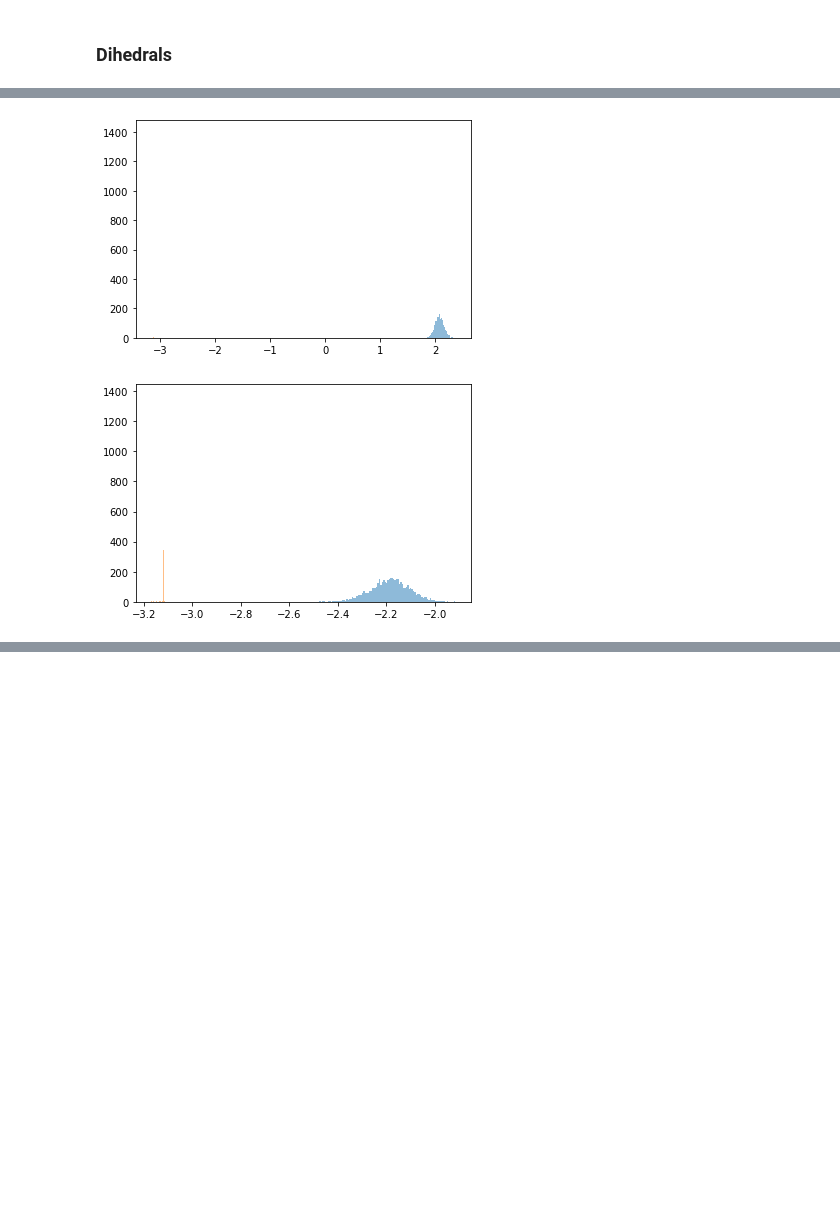
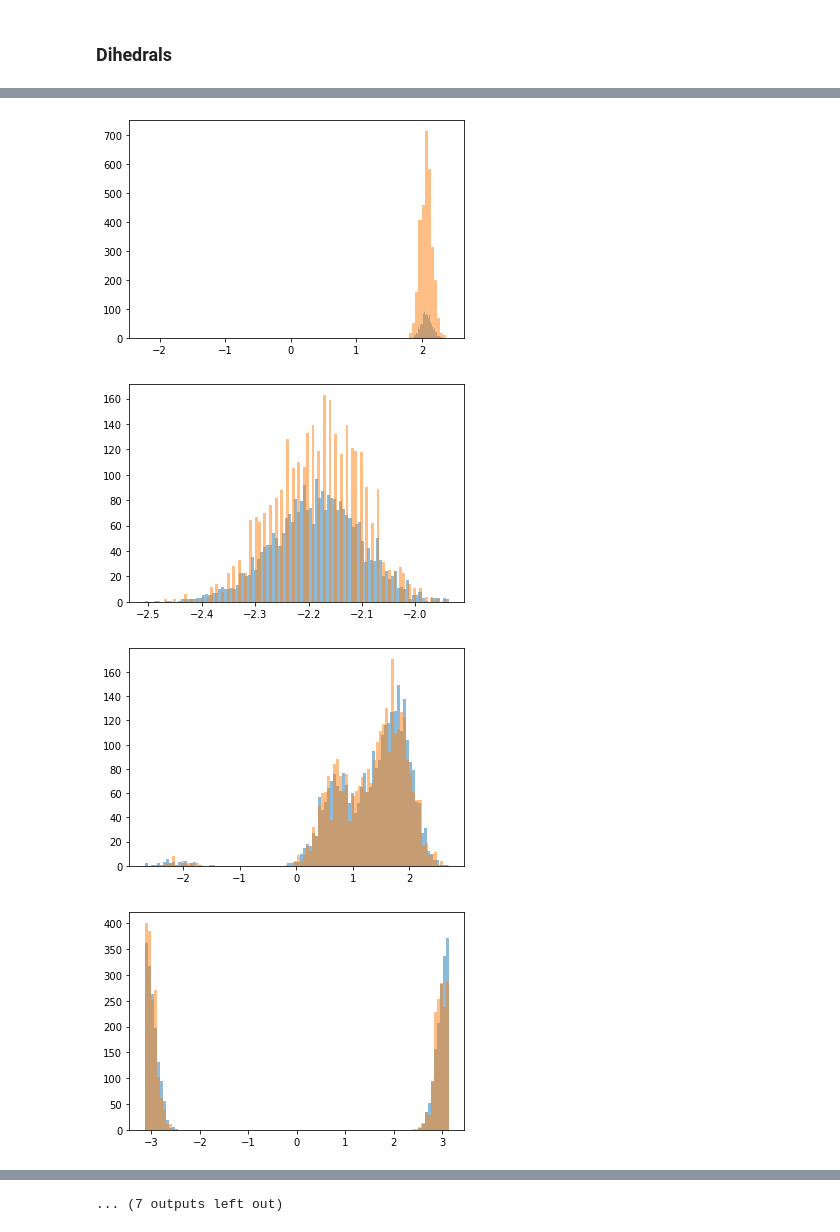
Before and after one commit to BloonCorps/AutoregressiveTransformers, a Jupyter notebook: softmax_autoregressiveRNN_21.ipynb, the cells around one changed output, grey strips where cells are left out. Drawn from its saved outputs; the diff is of its cells as text; code cells hidden in the pictures; blank space fills up the shorter version.

```diff
--- a/softmax_autoregressiveRNN_21.ipynb
+++ b/softmax_autoregressiveRNN_21.ipynb
@@ -382,7 +388,7 @@ plt.plot(ls)
 # %%
 sample_loader = DataLoader(dataset_train,
                           num_workers = 4,
-                          batch_size = 5000, #256 is the default batch size
+                          batch_size = 3000, #256 is the default batch size
                           shuffle = True)
 
 for batch_idx, (data, _) in enumerate(sample_loader):
@@ -410,8 +398,15 @@ AssertionError: can only test a child process
 # %%
-categorical, samples = model.sample(5000)
+hidden, ba, samples = model.sample(3000)
 # %%
 samples = index_to_number(samples)
 # %%
 np_samples = np.array(samples.cpu().detach())
+# %%
+ba = ba.cpu().numpy()
 # %% [markdown]
 ### Dihedrals
+# %%
+for index in range(0, 41, 1):
+    plt.hist(np_data[:, index], label = "$p_A(x)$",bins = 100, alpha = 0.5)
+    plt.hist(ba[:, index], bins = 100, alpha=0.5)
+    plt.show()
@@ -418,8 +427,10 @@ np_samples = np.array(samples.cpu().detach())
 # %%
-for index in range(0, 2, 1):
+for index in range(0, 19, 1):
     plt.hist(np_data[:, index+41], label = "$p_A(x)$",bins = 100, alpha = 0.5)
     plt.hist(np_samples[:, index], bins = 100, alpha=0.5)
     plt.show()
 # %% [output]
-[figure, old version]
+[figure, new version]
-[figure, old version]
+[figure, new version]
+[figure, added]
+[figure, added]
@@ -425,0 +445 @@ for index in range(0, 2, 1):
+... (7 outputs left out)
```
Also changed, not shown: parts of 30 cells of this notebook.
